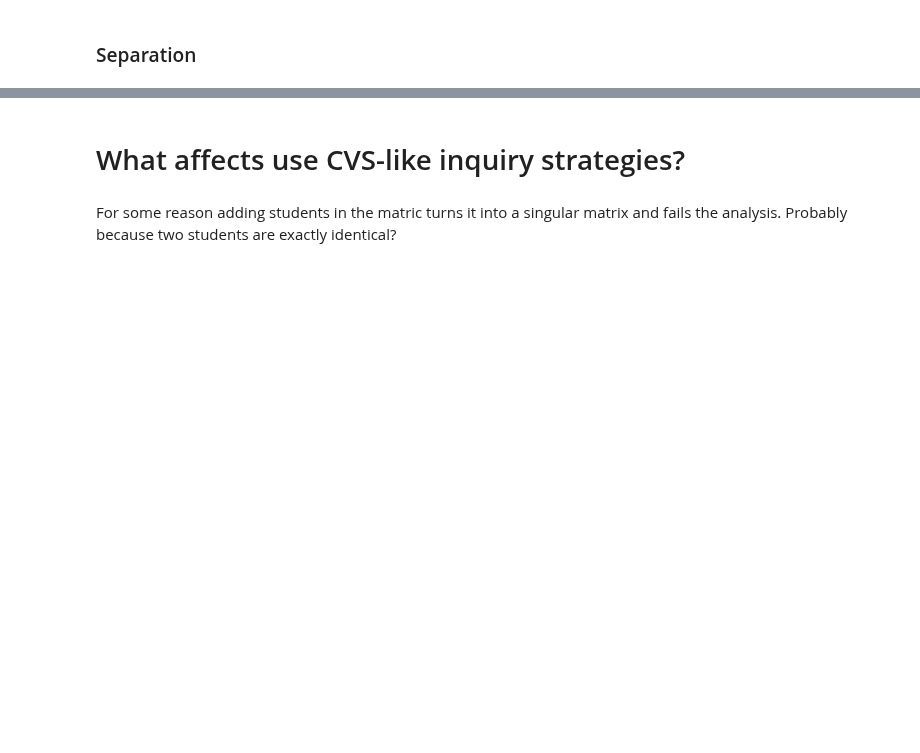
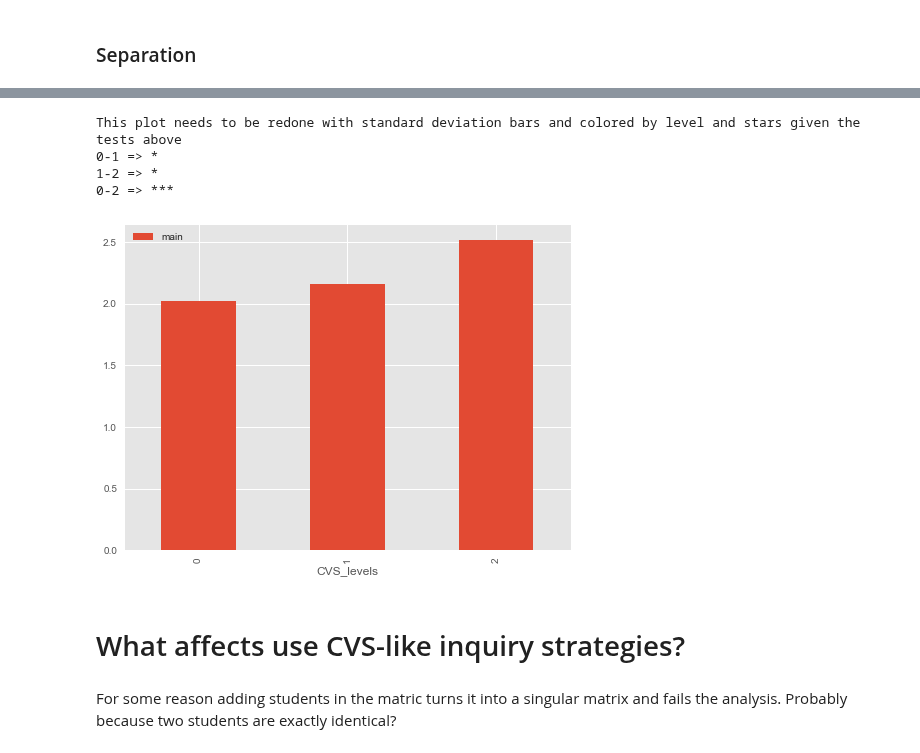
Before and after one commit to jmassall/inquiry_virtualLabs_study, a Jupyter notebook: analysis/storyline.ipynb, the cells around one changed output, grey strips where cells are left out. Cells and saved outputs as stored; diff of their text form; code cells hidden in the pictures; blank space fills up the shorter version.

```diff
--- a/analysis/storyline.ipynb
+++ b/analysis/storyline.ipynb
@@ -510,3 +633,16 @@ I don't understand why prior knowledge all of a sudden matters here, with large
+# %%
+levels = pd.pivot_table(data, values=['main'], index=['CVS_levels'],aggfunc=np.mean)
+levels.plot(kind='bar')
+print "This plot needs to be redone with standard deviation bars and colored by level and stars given the tests above"
+print '0-1 => *'
+print '1-2 => *'
+print '0-2 => ***'
+# %% [output]
+This plot needs to be redone with standard deviation bars and colored by level and stars given the tests above
+0-1 => *
+1-2 => *
+0-2 => ***
+[figure, added]
 # %% [markdown]
 # What affects use CVS-like inquiry strategies?
 # %% [markdown]
```
Also changed, not shown: parts of 43 cells of this notebook, 1 other file.
